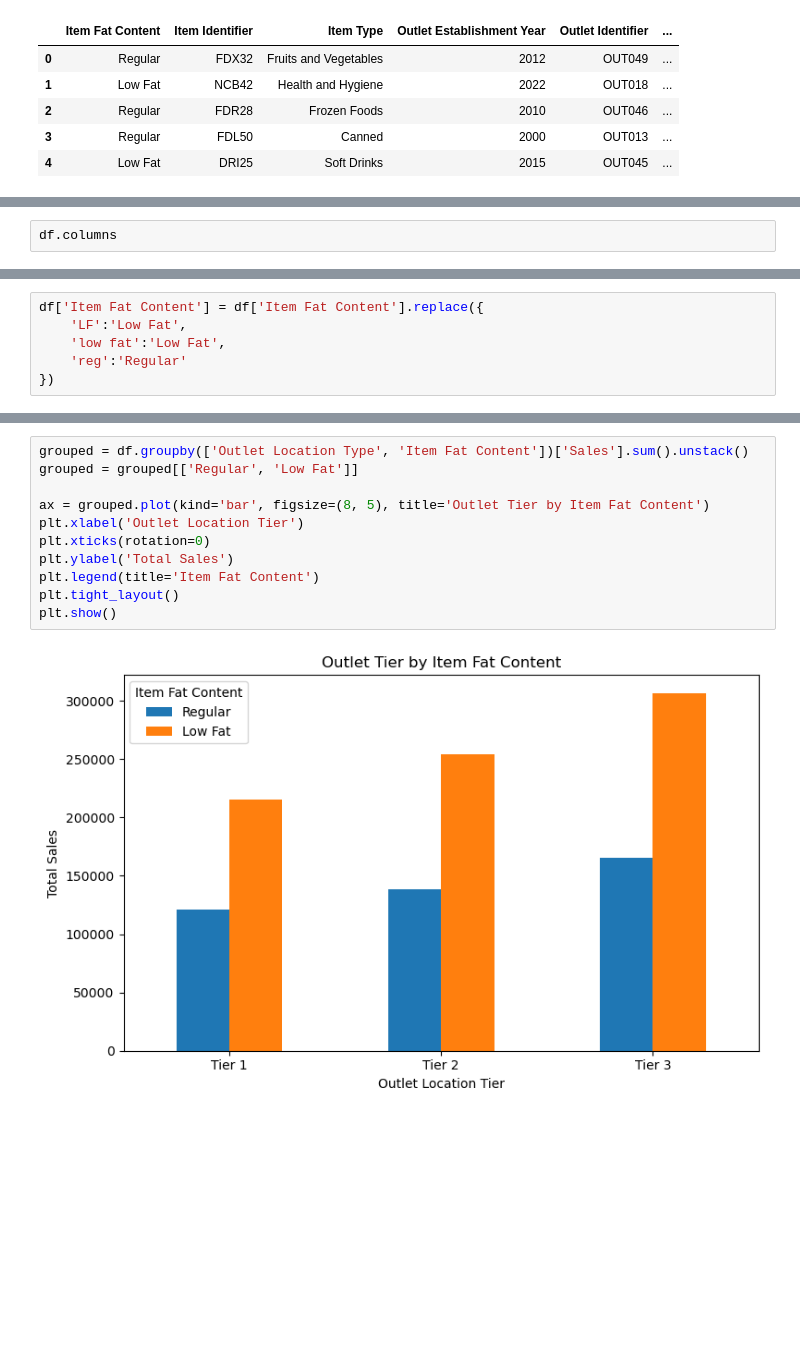
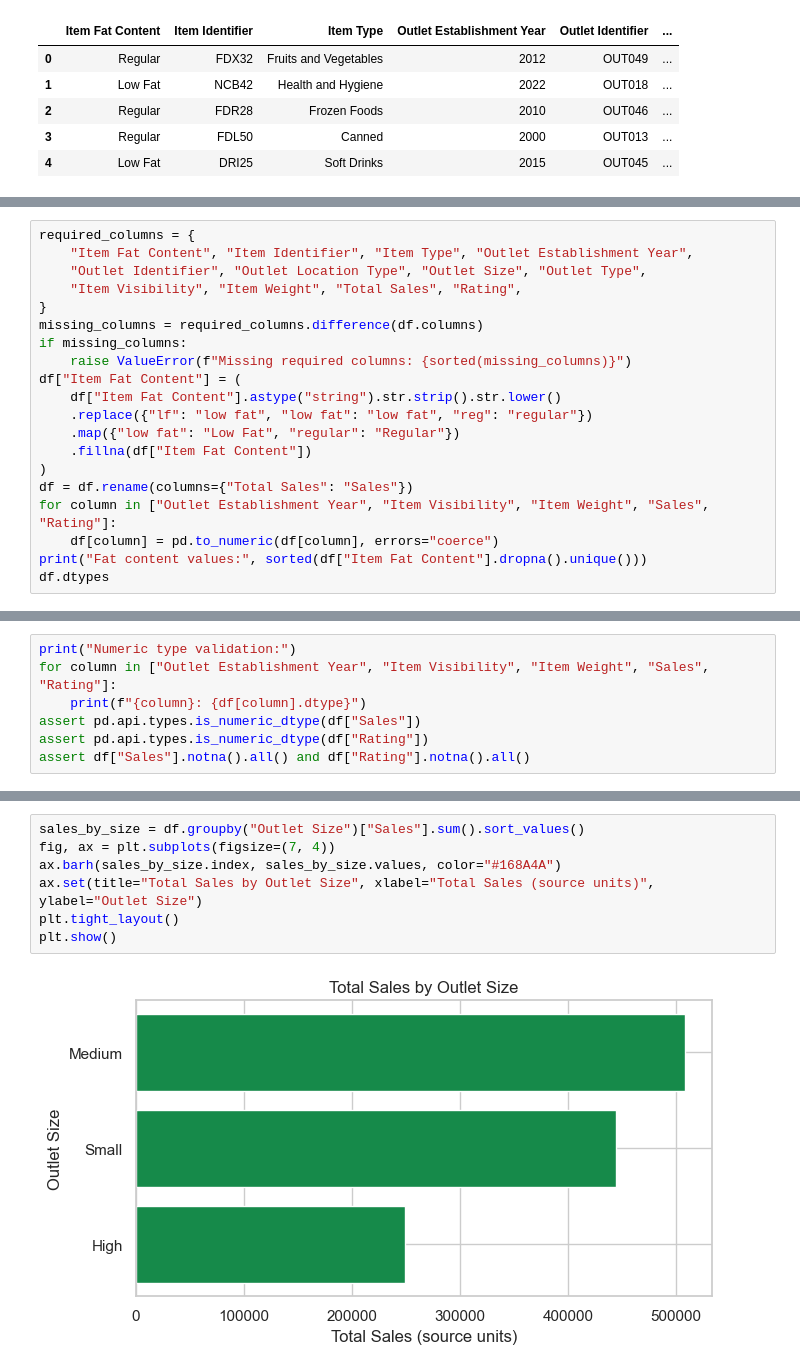
Before and after one commit to Prafulkin/blinkit-sales-analysis, a Jupyter notebook: Blinkit_Data_Analysis_Python.ipynb, the cells around one changed output, grey strips where cells are left out. Saved outputs shown, nothing was run; the diff lists cells and outputs as text; blank space fills up the shorter version.

```diff
--- a/Blinkit_Data_Analysis_Python.ipynb
+++ b/Blinkit_Data_Analysis_Python.ipynb
@@ -31,3 +84,21 @@ df.shape
 # %%
-df.columns
+required_columns = {
+    "Item Fat Content", "Item Identifier", "Item Type", "Outlet Establishment Year",
+    "Outlet Identifier", "Outlet Location Type", "Outlet Size", "Outlet Type",
+    "Item Visibility", "Item Weight", "Total Sales", "Rating",
+}
+missing_columns = required_columns.difference(df.columns)
+if missing_columns:
+    raise ValueError(f"Missing required columns: {sorted(missing_columns)}")
+df["Item Fat Content"] = (
+    df["Item Fat Content"].astype("string").str.strip().str.lower()
+    .replace({"lf": "low fat", "low fat": "low fat", "reg": "regular"})
+    .map({"low fat": "Low Fat", "regular": "Regular"})
+    .fillna(df["Item Fat Content"])
+)
+df = df.rename(columns={"Total Sales": "Sales"})
+for column in ["Outlet Establishment Year", "Item Visibility", "Item Weight", "Sales", "Rating"]:
+    df[column] = pd.to_numeric(df[column], errors="coerce")
+print("Fat content values:", sorted(df["Item Fat Content"].dropna().unique()))
+df.dtypes
 # %% [output]
@@ -61,6 +153,7 @@ array(['Regular', 'Low Fat', 'low fat', 'LF', 'reg'], dtype=object)
 # %%
-df['Item Fat Content'] = df['Item Fat Content'].replace({
-    'LF':'Low Fat',
-    'low fat':'Low Fat',
-    'reg':'Regular'
-})
+print("Numeric type validation:")
+for column in ["Outlet Establishment Year", "Item Visibility", "Item Weight", "Sales", "Rating"]:
+    print(f"{column}: {df[column].dtype}")
+assert pd.api.types.is_numeric_dtype(df["Sales"])
+assert pd.api.types.is_numeric_dtype(df["Rating"])
+assert df["Sales"].notna().all() and df["Rating"].notna().all()
@@ -141,14 +242,10 @@ plt.show()
 # %%
-grouped = df.groupby(['Outlet Location Type', 'Item Fat Content'])['Sales'].sum().unstack()
-grouped = grouped[['Regular', 'Low Fat']]
-
-ax = grouped.plot(kind='bar', figsize=(8, 5), title='Outlet Tier by Item Fat Content')
-plt.xlabel('Outlet Location Tier')
-plt.xticks(rotation=0)
-plt.ylabel('Total Sales')
-plt.legend(title='Item Fat Content')
+sales_by_size = df.groupby("Outlet Size")["Sales"].sum().sort_values()
+fig, ax = plt.subplots(figsize=(7, 4))
+ax.barh(sales_by_size.index, sales_by_size.values, color="#168A4A")
+ax.set(title="Total Sales by Outlet Size", xlabel="Total Sales (source units)", ylabel="Outlet Size")
 plt.tight_layout()
 plt.show()
 # %% [output]
-[figure, old version]
+[figure, new version]
 # %% [markdown]
```
Also changed, not shown: parts of 39 cells of this notebook, 11 other files.
